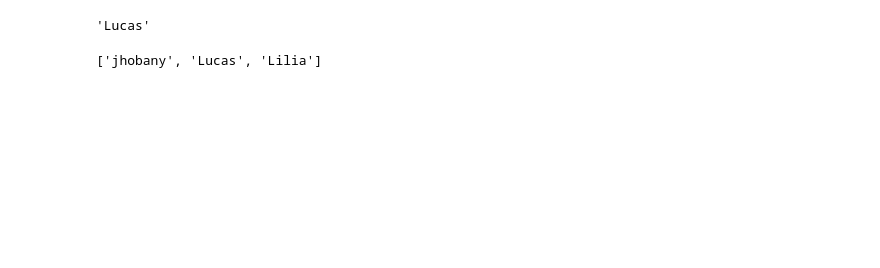
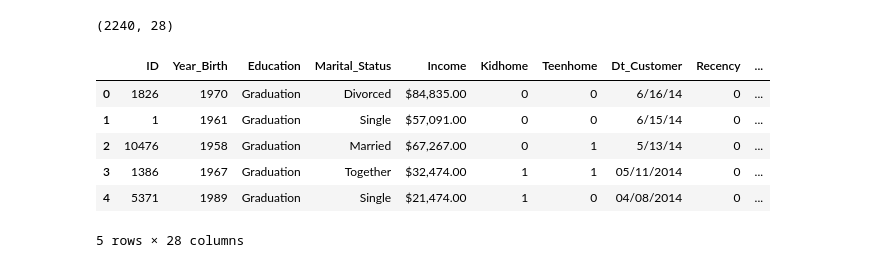
Before and after one commit to JhobanyT/Big-Data, a Jupyter notebook: repaso_pandas.ipynb, the cells around one changed output. Drawn from its saved outputs; the diff is of its cells as text; code cells hidden in the pictures; blank space fills up the shorter version.

```diff
--- a/repaso_pandas.ipynb
+++ b/repaso_pandas.ipynb
@@ -3,13 +3,17 @@
 # %%
 import numpy as np
 import pandas as pd
-# %%
-name = "Lucas"
-name
-# %% [output]
-'Lucas'
-# %%
-list_1 = ["jhobany", "Lucas", "Lilia"]
-list_1
-# %% [output]
-['jhobany', 'Lucas', 'Lilia']
+# %%
+url = ("https://raw.githubusercontent.com/JhobanyT/Big-Data/main/marketing_data.csv")
+df = pd.read_csv(url)
+print(df.shape)
+df.head()
+# %% [output]
+(2240, 28)
+|  | ID | Year_Birth | Education | Marital_Status | Income | Kidhome | Teenhome | Dt_Customer | Recency | ... |
+| 0 | 1826 | 1970 | Graduation | Divorced | $84,835.00 | 0 | 0 | 6/16/14 | 0 | ... |
+| 1 | 1 | 1961 | Graduation | Single | $57,091.00 | 0 | 0 | 6/15/14 | 0 | ... |
+| 2 | 10476 | 1958 | Graduation | Married | $67,267.00 | 0 | 1 | 5/13/14 | 0 | ... |
+| 3 | 1386 | 1967 | Graduation | Together | $32,474.00 | 1 | 1 | 05/11/2014 | 0 | ... |
+| 4 | 5371 | 1989 | Graduation | Single | $21,474.00 | 1 | 0 | 04/08/2014 | 0 | ... |
+5 rows × 28 columns
```
Also changed, not shown: parts of 2 cells of this notebook.
